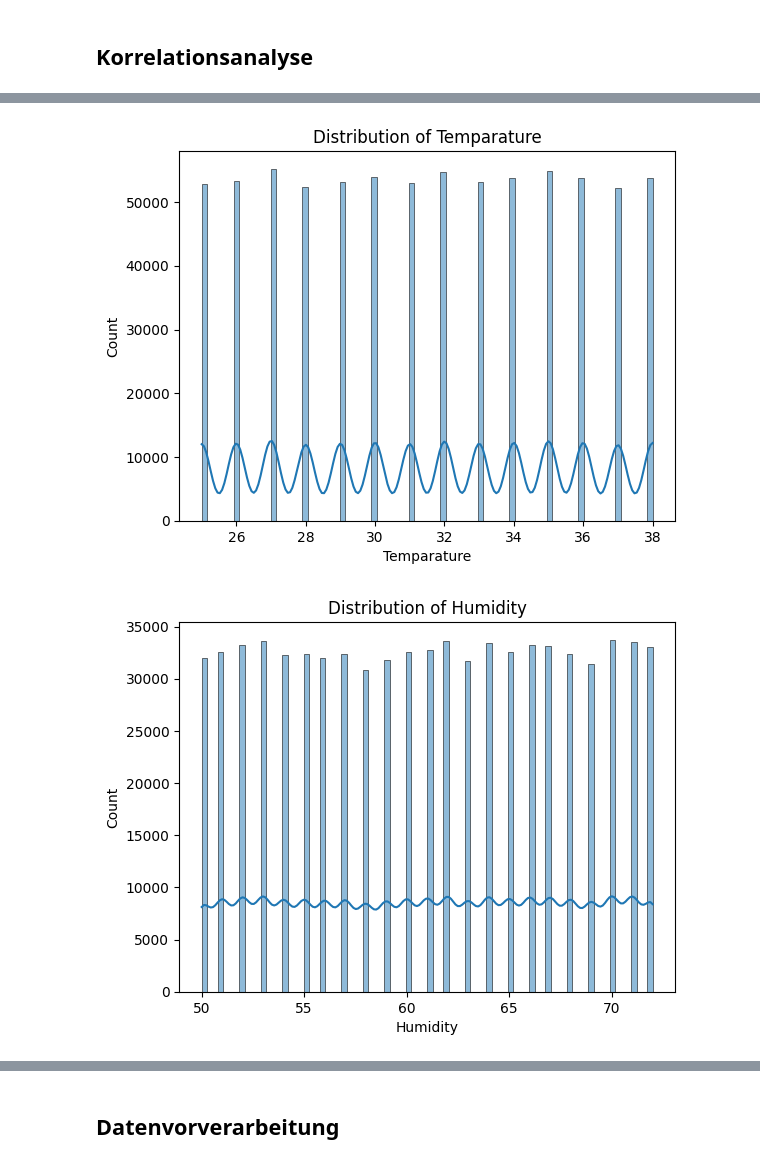
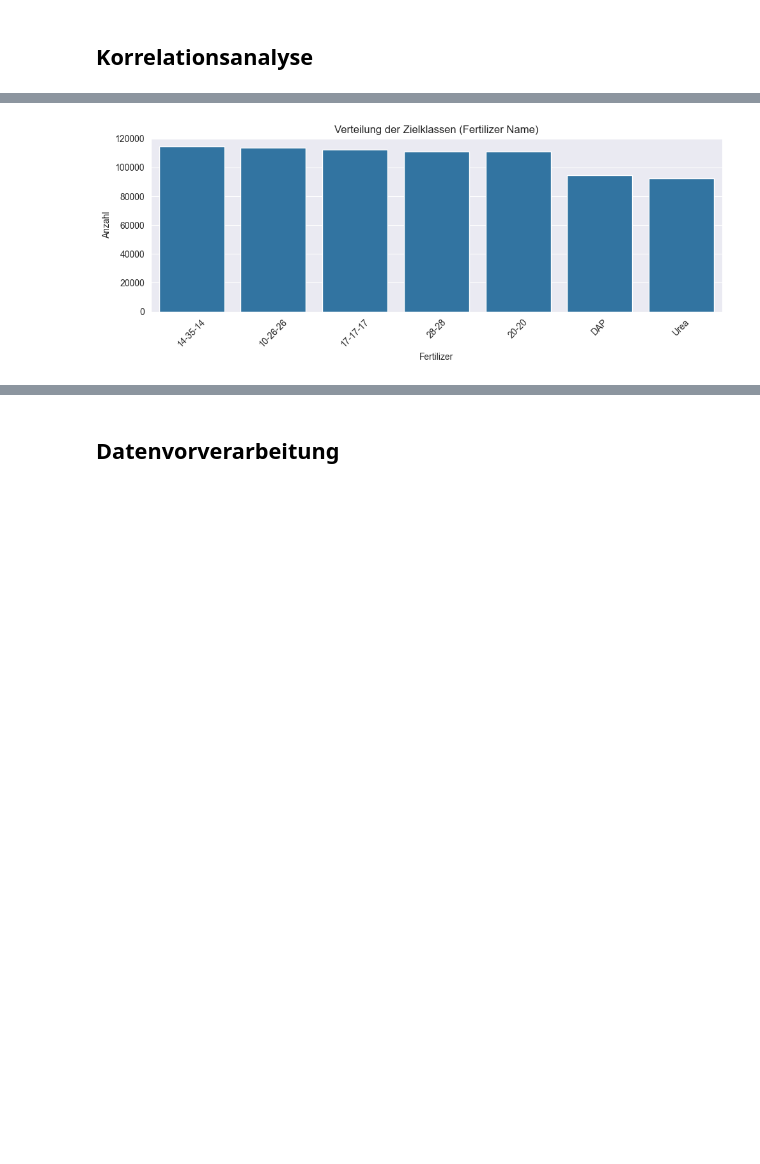
Before and after one commit to yernon/EDA_Jahns_Liefke, a Jupyter notebook: EDA_Jahns_Liefke.ipynb, the cells around one changed output, grey strips where cells are left out. Cells and saved outputs as stored; diff of their text form; code cells hidden in the pictures; blank space fills up the shorter version.

```diff
--- a/EDA_Jahns_Liefke.ipynb
+++ b/EDA_Jahns_Liefke.ipynb
@@ -214,27 +199,13 @@ plt.show()
 # %%
-# Verteilung
-for col in ['Temparature', 'Humidity', 'Moisture', 'Nitrogen', 'Phosphorous', 'Potassium']:
-    sns.histplot(train[col], kde=True)
-    plt.title(f'Distribution of {col}')
-    plt.show()
 
-# Boxplot zur Outlier-Erkennung
-for col in ['Temparature', 'Moisture', 'Nitrogen']:
-    sns.boxplot(x=train[col])
-    plt.title(f'Boxplot of {col}')
-    plt.show()
-
-# Class imbalance
-sns.countplot(x='Fertilizer Name', data=train)
+# class Imbalance: Zielverteilung der Düngemittel
+plt.figure(figsize=(10, 4))
+sns.countplot(x='Fertilizer Name', data=train, order=train['Fertilizer Name'].value_counts().index)
+plt.title('Verteilung der Zielklassen (Fertilizer Name)')
+plt.xlabel('Fertilizer')
+plt.ylabel('Anzahl')
 plt.xticks(rotation=45)
-plt.title('Fertilizer Class Distribution')
+plt.tight_layout()
 plt.show()
-
-# Korrelation
-corr = train[['Temparature', 'Humidity', 'Moisture', 'Nitrogen', 'Phosphorous', 'Potassium']].corr()
-sns.heatmap(corr, annot=True, cmap='coolwarm')
-plt.title('Correlation Heatmap')
-plt.show()
 # %% [output]
-[figure, old version]
+[figure, new version]
-[figure, removed]
```
Also changed, not shown: parts of 48 cells of this notebook.
